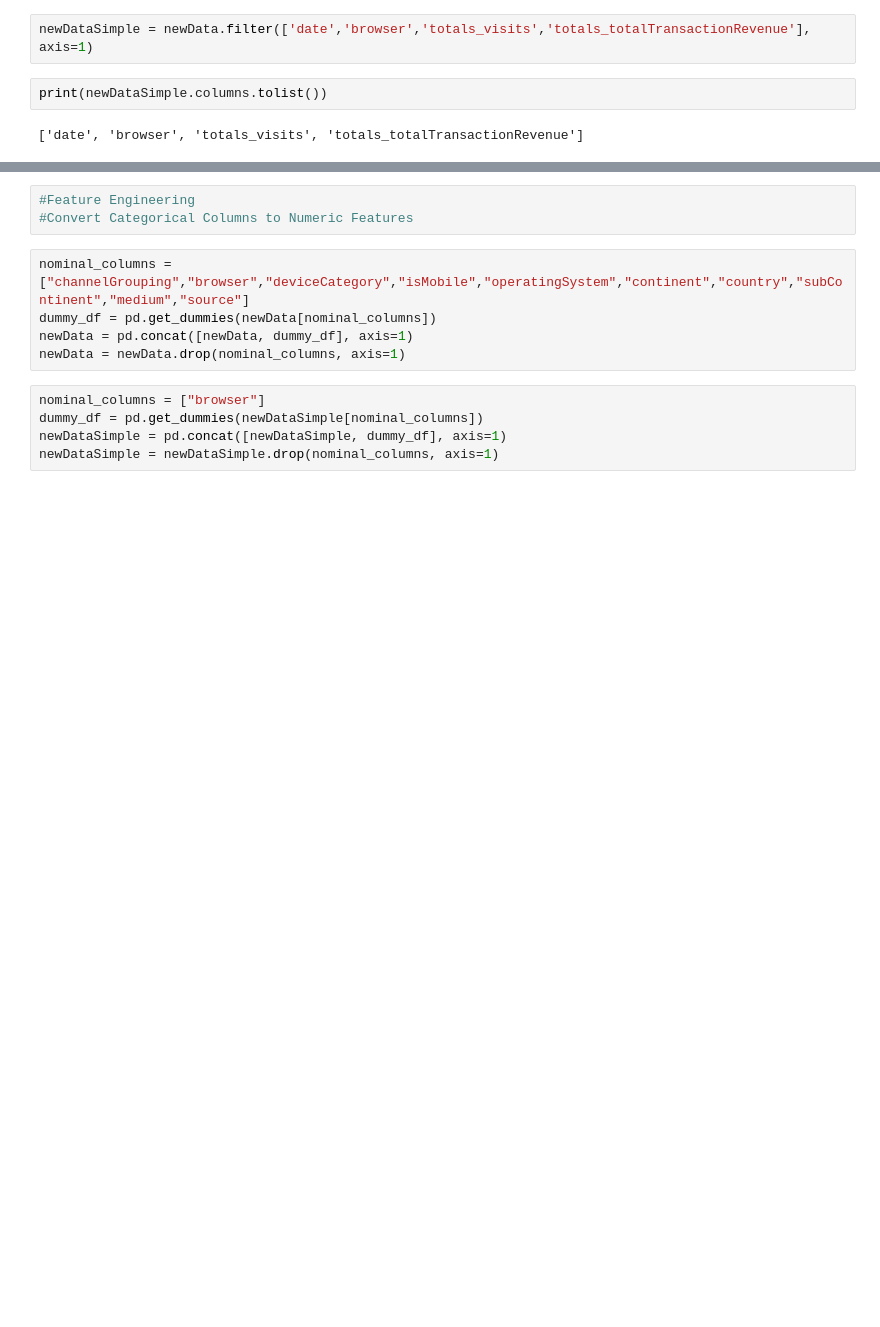
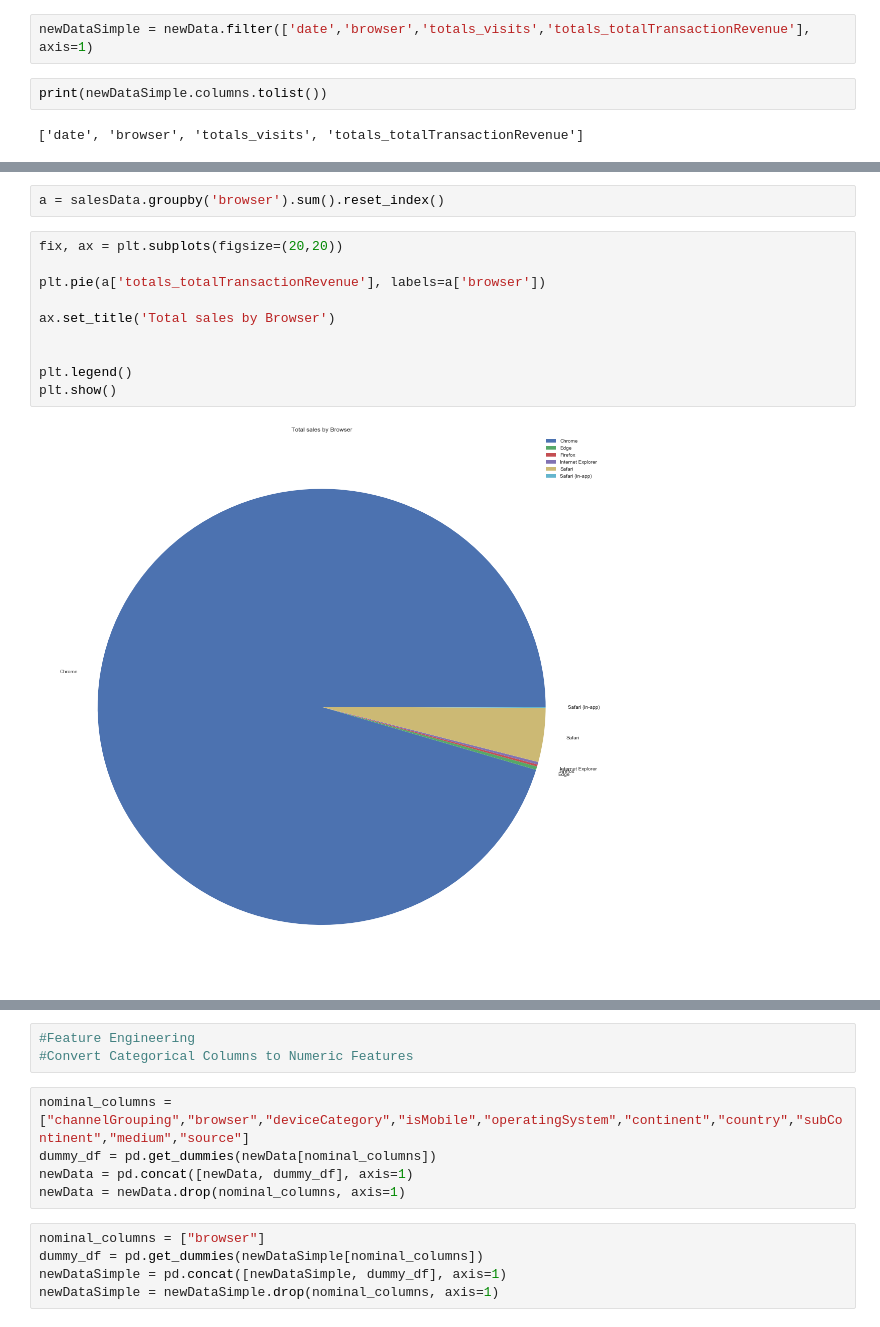
Before and after one commit to mikesturm2001/Python, a Jupyter notebook: GoogleProject/Project.ipynb, the cells around one changed output, grey strips where cells are left out. Cells and saved outputs as stored; diff of their text form; blank space fills up the shorter version.

```diff
--- a/GoogleProject/Project.ipynb
+++ b/GoogleProject/Project.ipynb
@@ -405,0 +431,14 @@ print(newDataSimple.columns.tolist())
+# %%
+a = salesData.groupby('browser').sum().reset_index()
+# %%
+fix, ax = plt.subplots(figsize=(20,20))
+
+plt.pie(a['totals_totalTransactionRevenue'], labels=a['browser'])
+
+ax.set_title('Total sales by Browser')
+
+
+plt.legend()
+plt.show()
+# %% [output]
+[figure, added]
```
Also changed, not shown: parts of 53 cells of this notebook.
